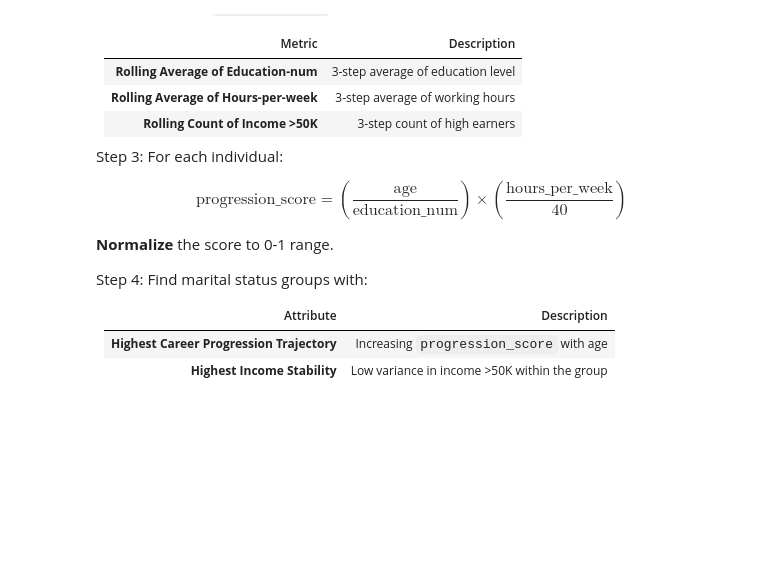
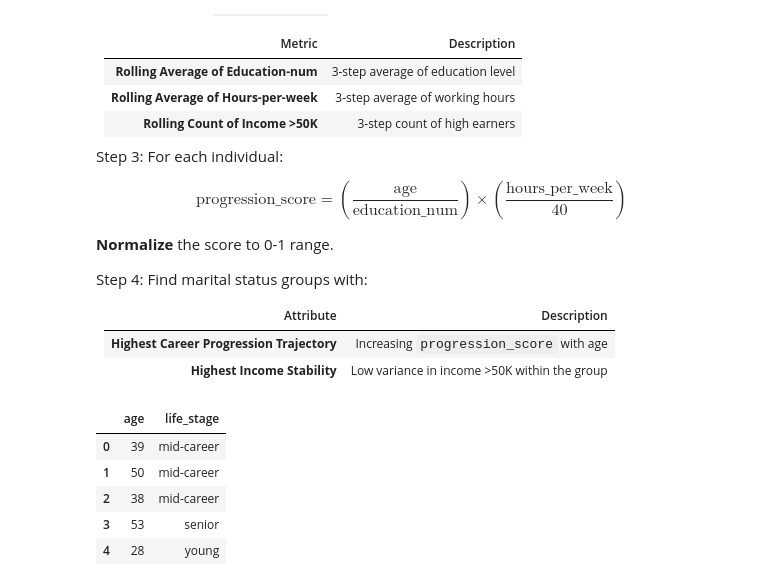
Before and after one commit to r-tavakoli/ai-ml-exercises, a Jupyter notebook: pandas/007_adult.ipynb, the cells around one changed output. Saved outputs shown, nothing was run; the diff lists cells and outputs as text; code cells hidden in the pictures; blank space fills up the shorter version.

```diff
--- a/pandas/007_adult.ipynb
+++ b/pandas/007_adult.ipynb
@@ -511,3 +511,16 @@ Step 4: Find marital status groups with:
 |-----------|-------------|
 | **Highest Career Progression Trajectory** | Increasing `progression_score` with age |
 | **Highest Income Stability** | Low variance in income >50K within the group |
+# %%
+# step 1
+conditions = [data['age']<30, data['age'].between(30, 50), data['age']>50]
+labels = ['young', 'mid-career', 'senior']
+data['life_stage'] = np.select(condlist=conditions, choicelist=labels, default='unknown')
+data[['age', 'life_stage']].head()
+# %% [output]
+|  | age | life_stage |
+| 0 | 39 | mid-career |
+| 1 | 50 | mid-career |
+| 2 | 38 | mid-career |
+| 3 | 53 | senior |
+| 4 | 28 | young |
```
Also changed, not shown: parts of 5 cells of this notebook.
